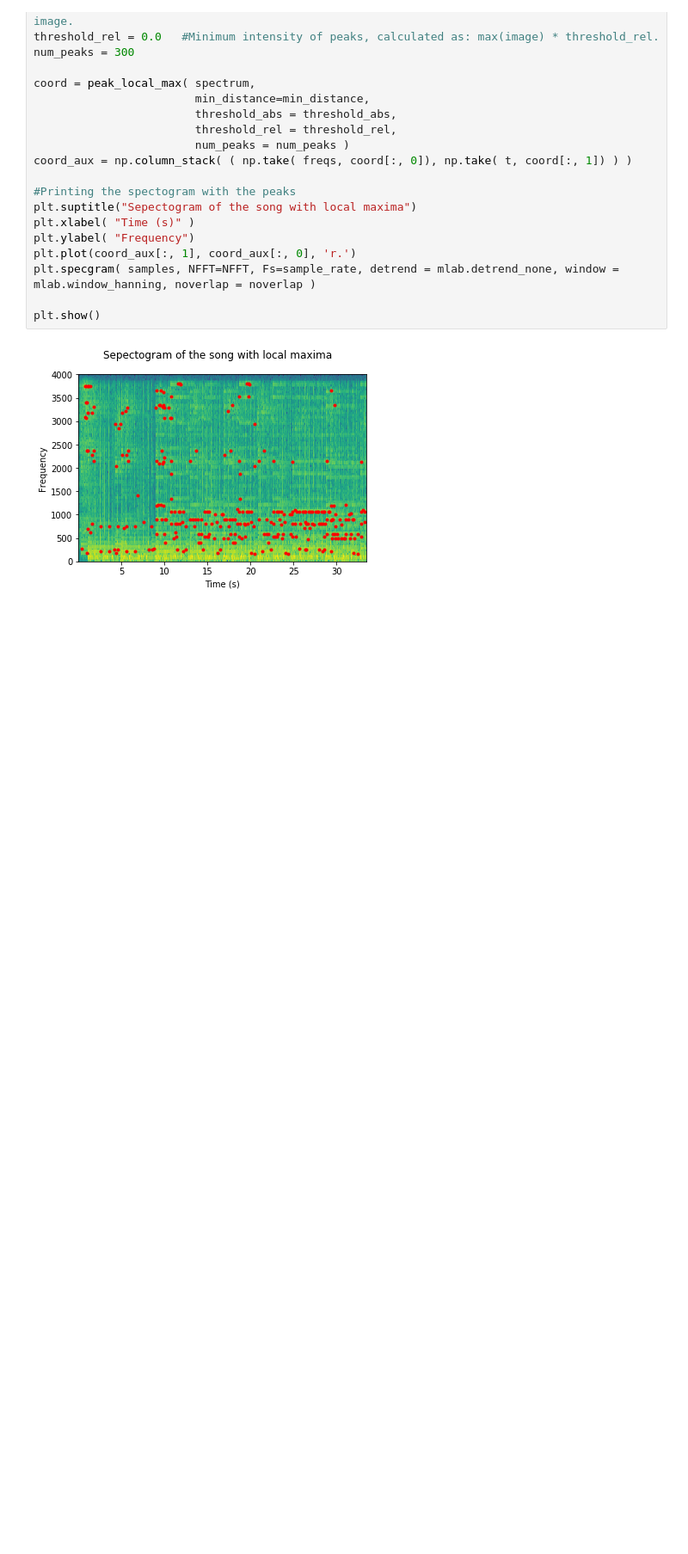
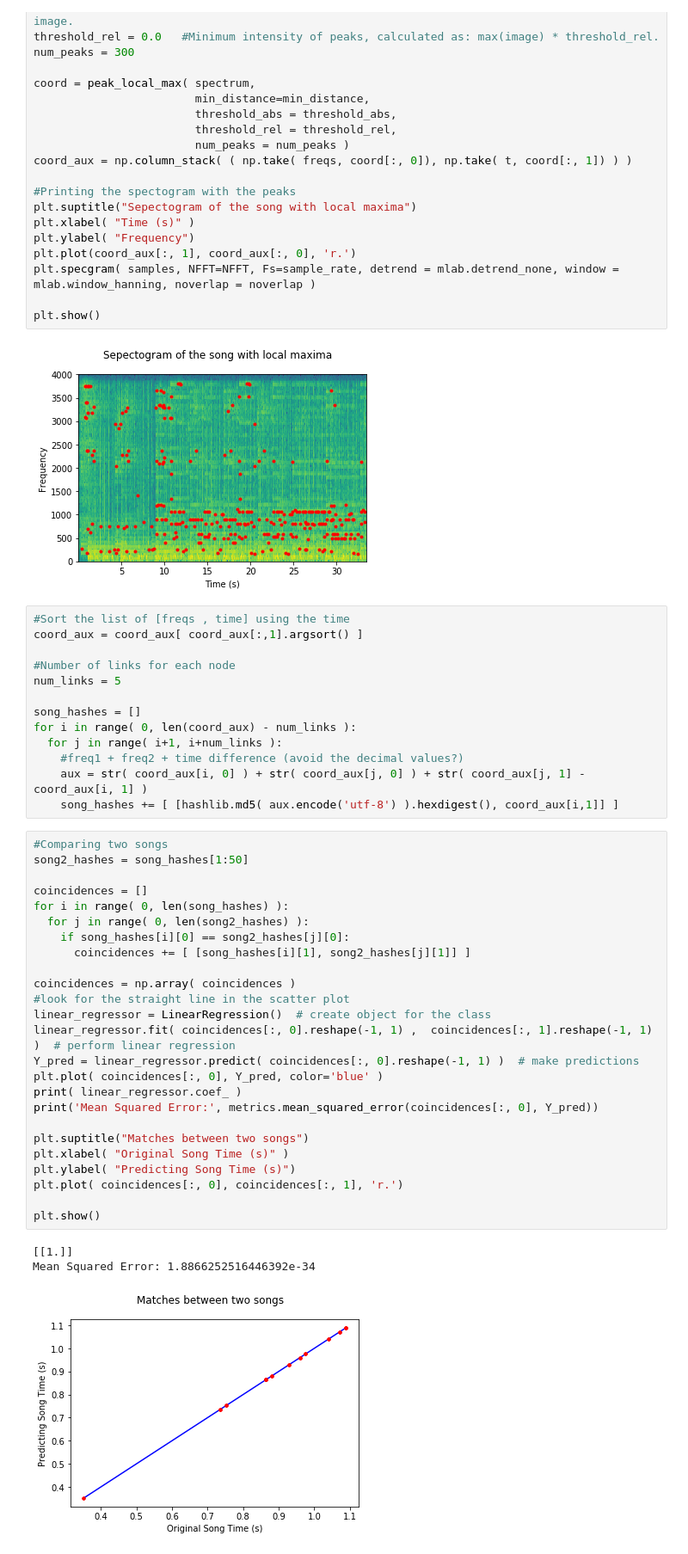
Before and after one commit to toful/Shazam, a Jupyter notebook: src/Shazam.ipynb, the cells around one changed output. Shown at 86% size. Saved outputs shown, nothing was run; the diff lists cells and outputs as text; blank space fills up the shorter version.

Commit message:
Creating the hashes of a song and comparing two songs

```diff
--- a/src/Shazam.ipynb
+++ b/src/Shazam.ipynb
@@ -51,3 +56,45 @@ plt.specgram( samples, NFFT=NFFT, Fs=sample_rate, detrend = mlab.detrend_none, w
 plt.show()
 # %% [output]
 [figure]
+# %%
+#Sort the list of [freqs , time] using the time
+coord_aux = coord_aux[ coord_aux[:,1].argsort() ]
+
+#Number of links for each node
+num_links = 5
+
+song_hashes = []
+for i in range( 0, len(coord_aux) - num_links ):
+  for j in range( i+1, i+num_links ):
+    #freq1 + freq2 + time difference (avoid the decimal values?)
+    aux = str( coord_aux[i, 0] ) + str( coord_aux[j, 0] ) + str( coord_aux[j, 1] - coord_aux[i, 1] )
+    song_hashes += [ [hashlib.md5( aux.encode('utf-8') ).hexdigest(), coord_aux[i,1]] ]
+# %%
+#Comparing two songs
+song2_hashes = song_hashes[1:50]
+
+coincidences = []
+for i in range( 0, len(song_hashes) ):
+  for j in range( 0, len(song2_hashes) ):
+    if song_hashes[i][0] == song2_hashes[j][0]:
+      coincidences += [ [song_hashes[i][1], song2_hashes[j][1]] ]
+
+coincidences = np.array( coincidences )
+#look for the straight line in the scatter plot
+linear_regressor = LinearRegression()  # create object for the class
+linear_regressor.fit( coincidences[:, 0].reshape(-1, 1) ,  coincidences[:, 1].reshape(-1, 1) )  # perform linear regression
+Y_pred = linear_regressor.predict( coincidences[:, 0].reshape(-1, 1) )  # make predictions
+plt.plot( coincidences[:, 0], Y_pred, color='blue' )
+print( linear_regressor.coef_ )
+print('Mean Squared Error:', metrics.mean_squared_error(coincidences[:, 0], Y_pred))
+
+plt.suptitle("Matches between two songs")
+plt.xlabel( "Original Song Time (s)" )
+plt.ylabel( "Predicting Song Time (s)")
+plt.plot( coincidences[:, 0], coincidences[:, 1], 'r.')
+
+plt.show()
+# %% [output]
+[[1.]]
+Mean Squared Error: 1.8866252516446392e-34
+[figure, added]
```
Also changed, not shown: parts of 2 cells of this notebook.
